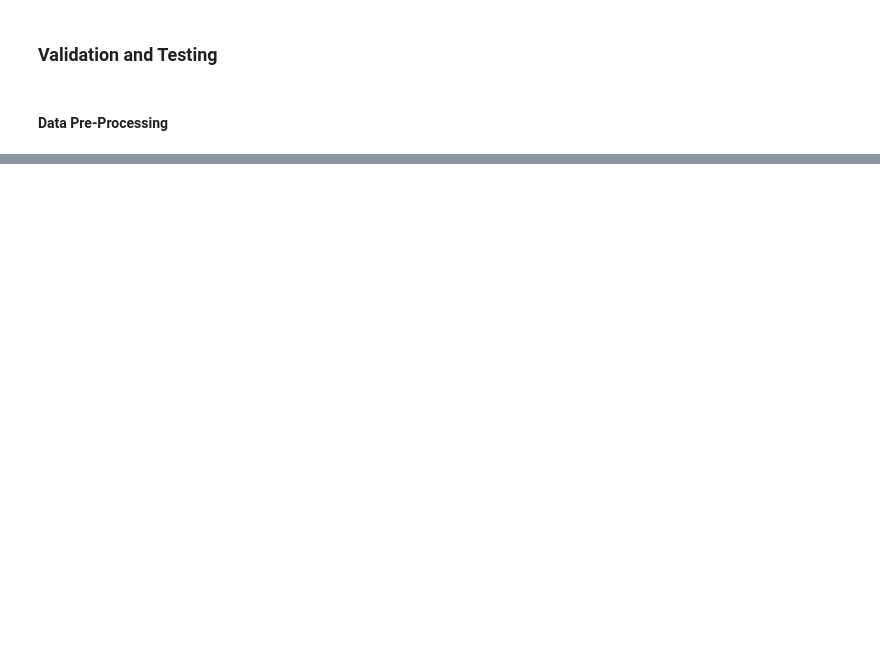
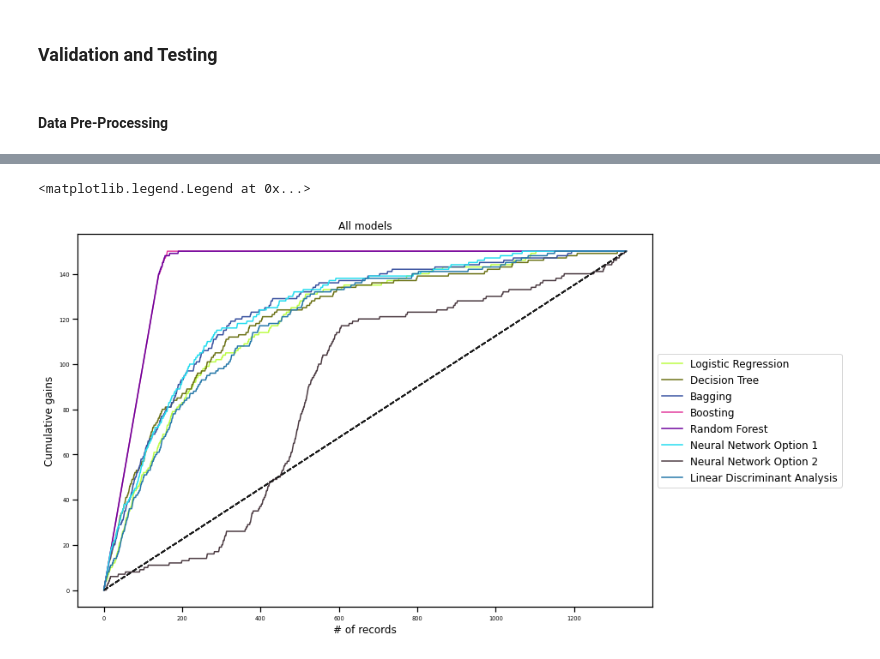
Before and after one commit to katie-hu/Bank_Marketing, a Jupyter notebook: Team 4 Final Project.ipynb, the cells around one changed output, grey strips where cells are left out. Cells and saved outputs as stored; diff of their text form; code cells hidden in the pictures; blank space fills up the shorter version.

```diff
--- a/Team 4 Final Project.ipynb
+++ b/Team 4 Final Project.ipynb
@@ -1079,0 +1223,8 @@ logit_reg_rebal_predictors = best_variables
+# %%
+final_predictiors = ['education', 'duration', 'campaign', 'poutcome']
+
+test_X = test[final_predictiors]
+test_y = test['deposit']
+
+# standardize the data
+test_X_norm = StandardScaler().fit_transform(test_X)
@@ -1079,0 +1385,38 @@ logit_reg_rebal_predictors = best_variables
+# %%
+def modelGainsChart(model, title, ax=None):
+
+    result = pd.DataFrame({
+        'actual': test_y,  # use validate set
+        'prob': model.predict_proba(test_X_norm)[:, 1]
+    })
+
+    result = result.sort_values(by=['prob'], ascending=False).reset_index(drop=True)
+
+    r = random.random()
+    b = random.random()
+    g = random.random()
+    color = (r, g, b)
+
+    ax = gainsChart(result.actual, label = title, ax=ax, figsize=[12, 8], color = color)
+    ax.set_title(title)
+
+    return ax
+
+
+
+ax = modelGainsChart(logit_reg_test, 'Logistic Regression')
+modelGainsChart(dTree_test, 'Decision Tree', ax)
+modelGainsChart(bagging_test, 'Bagging', ax)
+modelGainsChart(adaboost_test, 'Boosting', ax)
+modelGainsChart(rf_test, 'Random Forest', ax)
+modelGainsChart(gridSearch_test, 'Neural Network Option 1', ax)
+modelGainsChart(neuralNet2_test, 'Neural Network Option 2', ax)
+modelGainsChart(LDA_test, 'Linear Discriminant Analysis', ax)
+
+ax.set_title('All models')
+ax.set_xlabel('# of records')
+ax.set_ylabel('Cumulative gains')
+ax.legend(loc='center left', bbox_to_anchor=(1, 0.5))
+# %% [output]
+<matplotlib.legend.Legend at 0x...>
+[figure, added]
```
Also changed, not shown: parts of 65 cells of this notebook, 1 other file.
